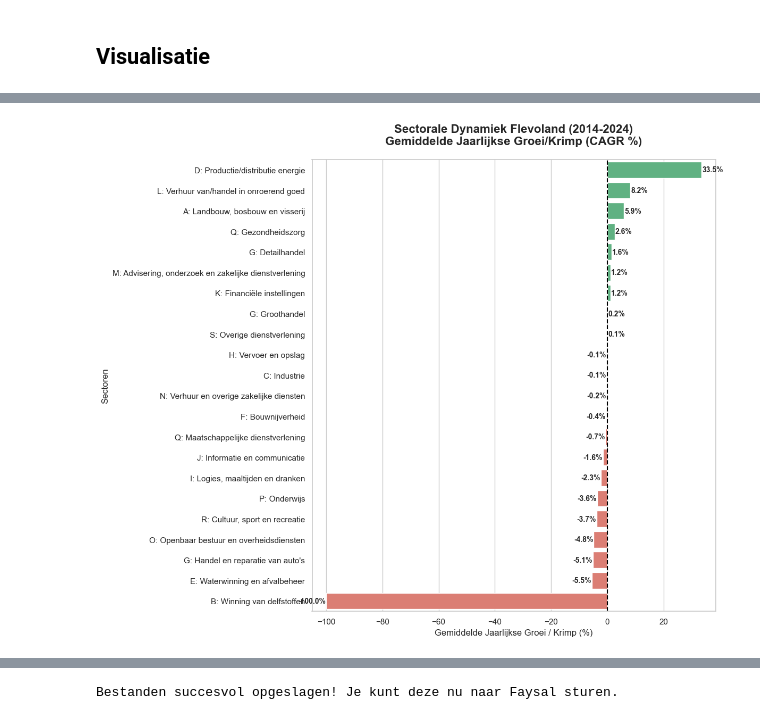
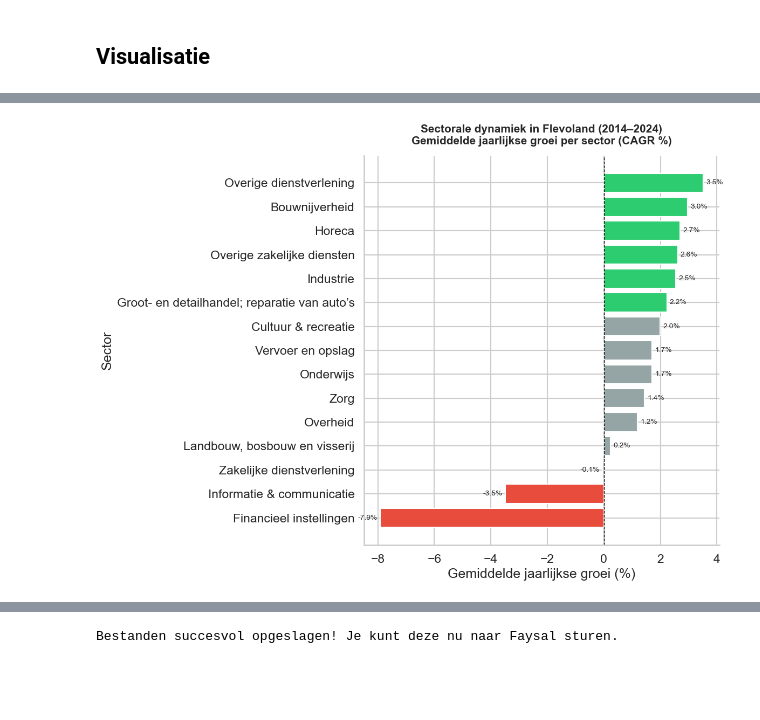
Before and after one commit to Ismael-991/Werkgelegenheid_Provincie_Flevoland, a Jupyter notebook: Notebooks/Individual/Ismael_Notebook.ipynb, the cells around one changed output, grey strips where cells are left out. Saved outputs shown, nothing was run; the diff lists cells and outputs as text; code cells hidden in the pictures; blank space fills up the shorter version.

```diff
--- a/Notebooks/Individual/Ismael_Notebook.ipynb
+++ b/Notebooks/Individual/Ismael_Notebook.ipynb
@@ -98,0 +151,7 @@ Name: count, dtype: int64
+# %%
+gemeentes_flevoland = [34, 303, 995, 171, 184, 50]
+df_flevo = df[df['gemeente_code'].isin(gemeentes_flevoland)].copy()
+df_flevo['Sector'] = df_flevo['sector_code'].map(sector_namen)
+print(df_flevo.shape)
+sorted(df_flevo['jaar'].unique())
+df_flevo['jaar'].value_counts().sort_index()
@@ -159,14 +415,13 @@ Data Cleaning succesvol hersteld!
 # %% [markdown]
 # Aggregatie
 # %%
-# 1. Groeperen: we tellen alle werkzame personen op per jaar en per sector
-sector_jaar_totaal = df_clean.groupby(['jaar', 'sector_naam'])['wp_werkelijk'].sum().reset_index()
+# 1. Groeperen: tel alle werkzame personen op per jaar en per sector
+sector_jaar_totaal = df_clean.groupby(['jaar', 'sector_naam'])['wp'].sum().reset_index()
 
-# 2. Pivot Table: Jaren als rijen, Sectoren als kolommen
-# Dit maakt het rekenen en grafieken maken straks veel makkelijker
-pivot_df = sector_jaar_totaal.pivot(index='jaar', columns='sector_naam', values='wp_werkelijk').fillna(0)
-
+# 2. Pivot table: jaren als rijen, sectoren als kolommen
+pivot_df = sector_jaar_totaal.pivot(index='jaar', columns='sector_naam', values='wp').fillna(0)
+pivot_df = pivot_df[pivot_df.sum().sort_values(ascending=False).index]
 # 3. Resultaat laten zien
-print("Aggregatie voltooid. Hier zijn de 10 jaar van de tijdreeks (aantal personen):")
 display(pivot_df)
+pivot_df.shape
 # %% [output]
@@ -239,43 +530,53 @@ Berekeningen voltooid voor de periode 2014-2024!
 import matplotlib.pyplot as plt
 import seaborn as sns
 
-# Stel de stijl in
-sns.set_theme(style="whitegrid")
-plt.figure(figsize=(12, 10))
+# Data voorbereiden
+plot_data = summary_df.reset_index().sort_values('CAGR_%', ascending=True)
 
-# We gebruiken de geüpdatete summary_df (2014-2024)
-plot_data = summary_df.reset_index()
+# Thema
+sns.set_theme(style="whitegrid", context="talk")
 
-# Kleuren bepalen: Groen voor groei, Rood voor krimp
-# Gebruik een iets zachtere groen en rood voor een professionele look
-colors = ['#52be80' if x > 0 else '#ec7063' for x in plot_data['Jaarlijkse_Groei_CAGR_%']]
+# Kleuren bepalen
+def kleur(cagr):
+    if cagr > 2:
+        return '#2ecc71'   # groei
+    elif cagr < -1:
+        return '#e74c3c'   # krimp
+    else:
+        return '#95a5a6'   # stabiel
 
-sns.barplot(
-    data=plot_data,
-    y='sector_naam',
-    x='Jaarlijkse_Groei_CAGR_%',
-    palette=colors
+colors = plot_data['CAGR_%'].apply(kleur)
+
+# Plot
+fig, ax = plt.subplots(figsize=(12, 9))
+
+ax.barh(
+    plot_data['sector_naam'],
+    plot_data['CAGR_%'],
+    color=colors
 )
 
-# Voeg een verticale lijn toe op 0 (de 'stabiliteits-lijn')
-plt.axvline(0, color='black', linewidth=1.5, linestyle='--')
+# Nul-lijn
+ax.axvline(0, color='black', linestyle='--', linewidth=1)
 
-# --- TITEL AANGEPAST NAAR 2024 ---
-plt.title('Sectorale Dynamiek Flevoland (2014-2024)\nGemiddelde Jaarlijkse Groei/Krimp (CAGR %)',
-          fontsize=16, fontweight='bold', pad=20)
+# Titel en labels
+ax.set_title(
+    'Sectorale dynamiek in Flevoland (2014–2024)\nGemiddelde jaarlijkse groei per sector (CAGR %)',
+    fontsize=15,
+    fontweight='bold',
+    pad=15
+)
+ax.set_xlabel('Gemiddelde jaarlijkse groei (%)')
+ax.set_ylabel('Sector')
 
-plt.xlabel('Gemiddelde Jaarlijkse Groei / Krimp (%)', fontsize=12)
-plt.ylabel('Sectoren', fontsize=12)
+# Waarden op balken
+for i, v in enumerate(plot_data['CAGR_%']):
+    if v >= 0:
+        ax.text(v + 0.1, i, f'{v:.1f}%', va='center', ha='left', fontsize=10)
+    else:
+        ax.text(v - 0.1, i, f'{v:.1f}%', va='center', ha='right', fontsize=10)
 
-# Voeg de percentages toe aan de staven
-for i, v in enumerate(plot_data['Jaarlijkse_Groei_CAGR_%']):
-    plt.text(v + (0.2 if v > 0 else -0.2), i, f'{v:.1f}%',
-             va='center', fontsize=10, fontweight='bold',
-             ha='left' if v > 0 else 'right')
-
-# Zorg dat de x-as breed genoeg is voor de labels
-plt.xlim(plot_data['Jaarlijkse_Groei_CAGR_%'].min() - 5, plot_data['Jaarlijkse_Groei_CAGR_%'].max() + 5)
-
+sns.despine()
 plt.tight_layout()
 plt.show()
 # %% [output]
@@ -285,3 +583,3 @@ Passing `palette` without assigning `hue` is deprecated and will be removed in v
-[figure, old version]
+[figure, new version]
 # %% [markdown]
 ### Conclusie Deelvraag 2: Sectorale Dynamiek in Flevoland (2014-2024)
```
Also changed, not shown: parts of 29 cells of this notebook.
